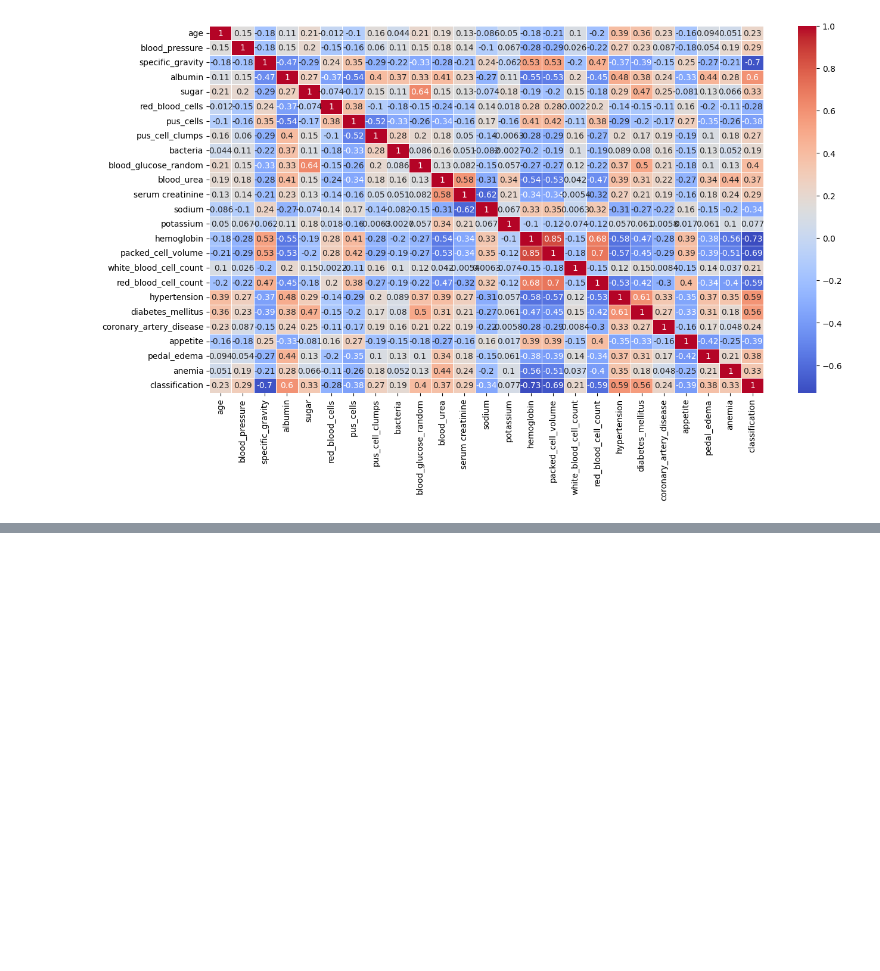
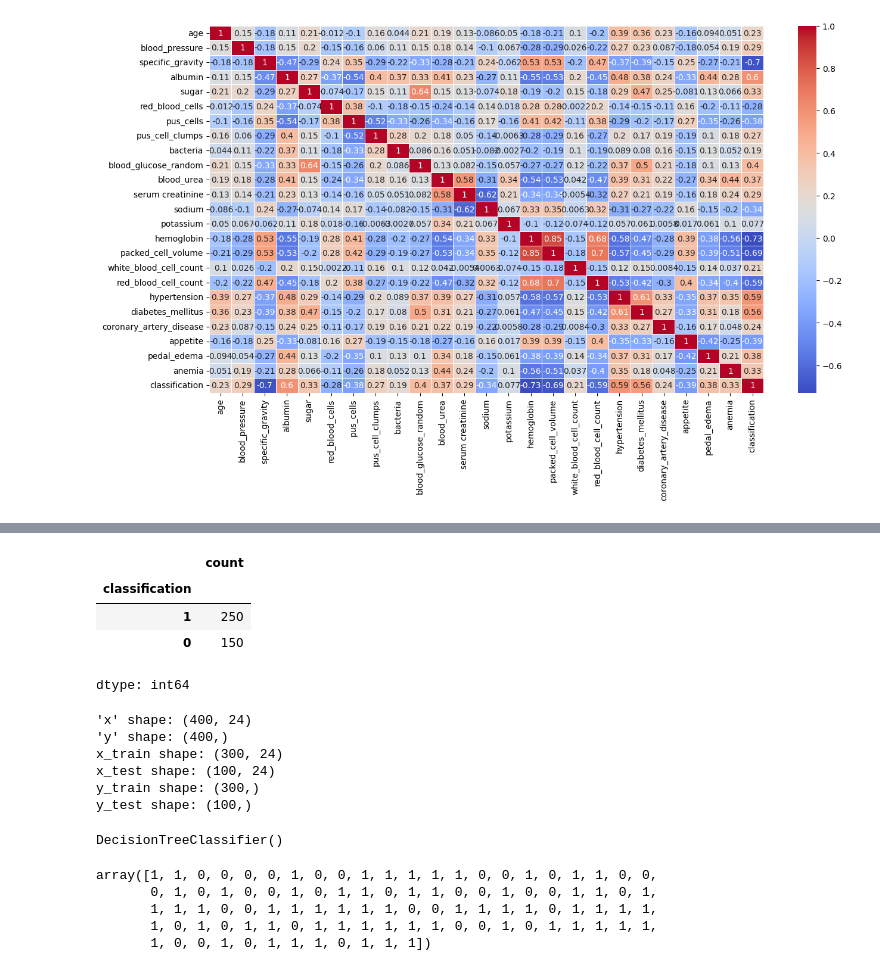
Before and after one commit to msandhiya07/Multidiseasesds, a Jupyter notebook: multidiseases.ipynb, the cells around one changed output, grey strips where cells are left out. Cells and saved outputs as stored; diff of their text form; code cells hidden in the pictures; blank space fills up the shorter version.

```diff
--- a/multidiseases.ipynb
+++ b/multidiseases.ipynb
@@ -373,0 +396,47 @@ plt.show()
+# %%
+k_df['classification'].value_counts()
+# %% [output]
+|  | count |
+| classification |  |
+| 1 | 250 |
+| 0 | 150 |
+dtype: int64
+# %%
+from sklearn.model_selection import train_test_split  # Import train_test_split
+
+# Split features and target
+x = k_df.drop("classification", axis=1)
+y = k_df["classification"]
+
+# Train-test split
+x_train, x_test, y_train, y_test = train_test_split(x, y, test_size=0.25, random_state=25)
+
+# Print shapes of the datasets
+print(f"'x' shape: {x.shape}")
+print(f"'y' shape: {y.shape}")
+print(f"x_train shape: {x_train.shape}")
+print(f"x_test shape: {x_test.shape}")
+print(f"y_train shape: {y_train.shape}")
+print(f"y_test shape: {y_test.shape}")
+# %% [output]
+'x' shape: (400, 24)
+'y' shape: (400,)
+x_train shape: (300, 24)
+x_test shape: (100, 24)
+y_train shape: (300,)
+y_test shape: (100,)
+# %%
+from sklearn.tree import DecisionTreeClassifier
+dct=DecisionTreeClassifier()
+dct.fit(x_train,y_train)
+# %% [output]
+DecisionTreeClassifier()
+# %%
+y_pred_dict=dct.predict(x_test)
+y_pred_dict
+# %% [output]
+array([1, 1, 0, 0, 0, 0, 1, 0, 0, 1, 1, 1, 1, 1, 0, 0, 1, 0, 1, 1, 0, 0,
+       0, 1, 0, 1, 0, 0, 1, 0, 1, 1, 0, 1, 1, 0, 0, 1, 0, 0, 1, 1, 0, 1,
+       1, 1, 1, 0, 0, 1, 1, 1, 1, 1, 1, 0, 0, 1, 1, 1, 1, 0, 1, 1, 1, 1,
+       1, 0, 1, 0, 1, 1, 0, 1, 1, 1, 1, 1, 1, 0, 0, 1, 0, 1, 1, 1, 1, 1,
+       1, 0, 0, 1, 0, 1, 1, 1, 0, 1, 1, 1])
```
Also changed, not shown: parts of 4 cells of this notebook.
